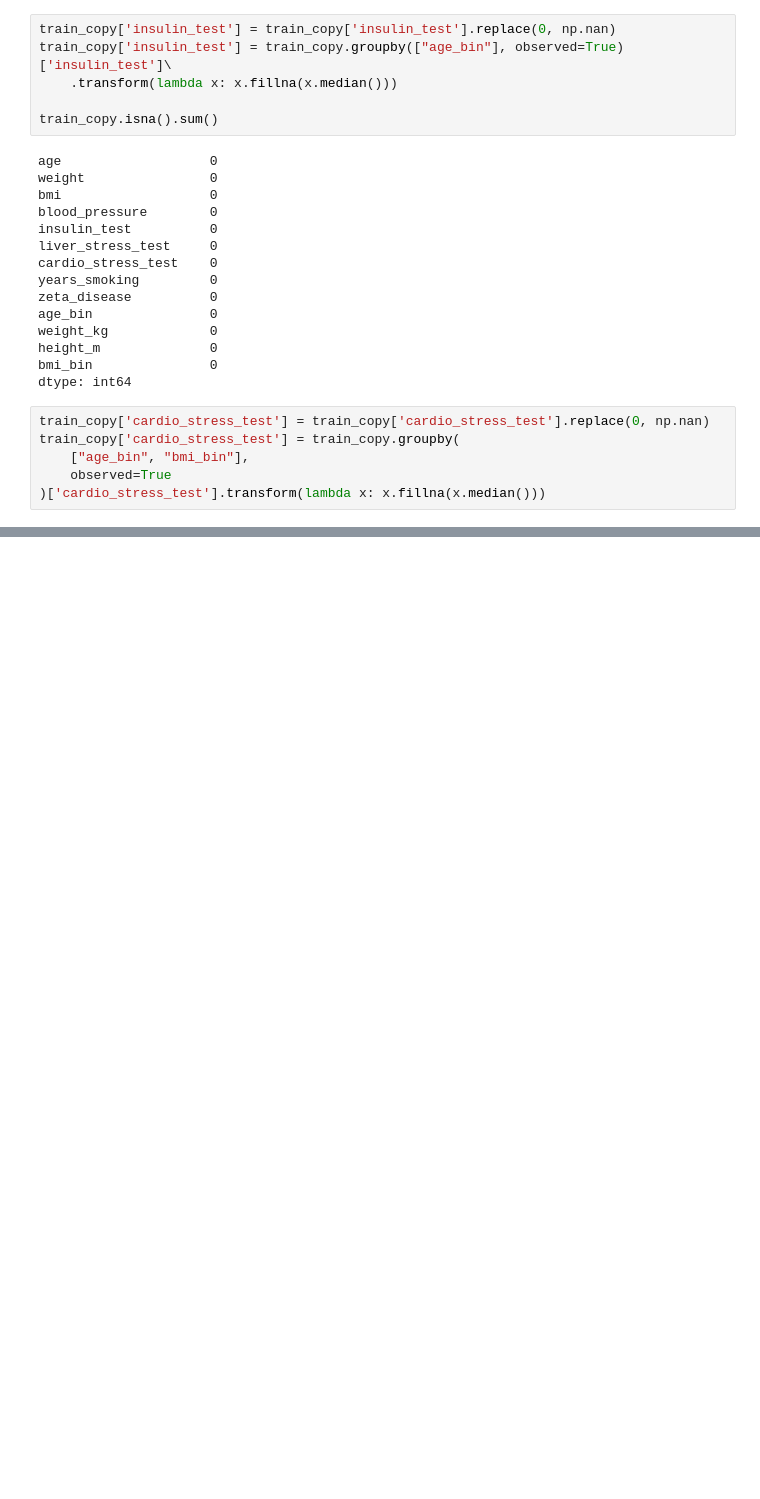
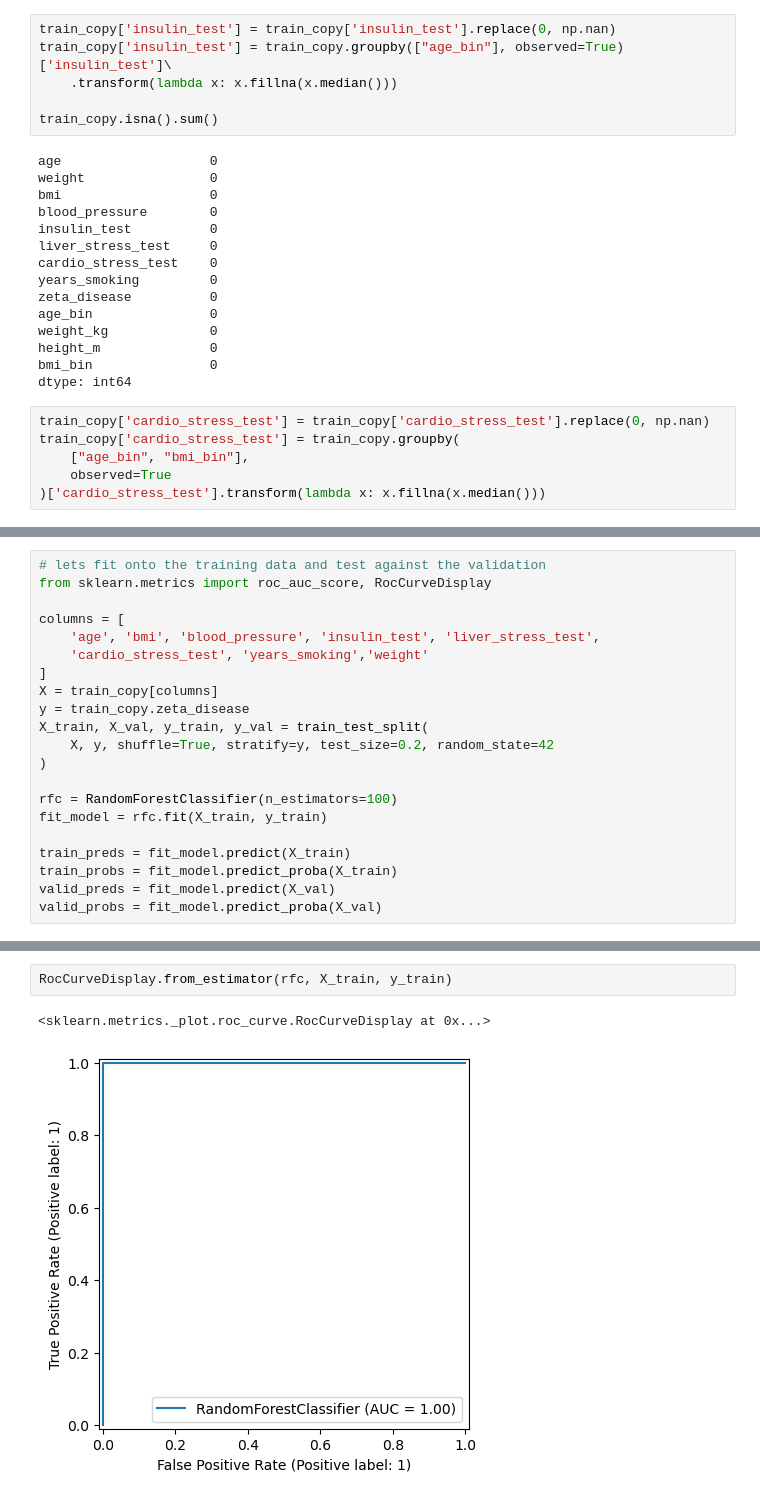
Before and after one commit to dsogden/Pluralsight_Assessment, a Jupyter notebook: assessment.ipynb, the cells around one changed output, grey strips where cells are left out. Cells and saved outputs as stored; diff of their text form; blank space fills up the shorter version.

Commit message:
finishing up modeling

```diff
--- a/assessment.ipynb
+++ b/assessment.ipynb
@@ -213,0 +223,21 @@ array([0.75      , 0.66666667, 0.78333333, 0.68333333, 0.76666667,
+# %%
+# lets fit onto the training data and test against the validation
+from sklearn.metrics import roc_auc_score, RocCurveDisplay
+
+columns = [
+    'age', 'bmi', 'blood_pressure', 'insulin_test', 'liver_stress_test',
+    'cardio_stress_test', 'years_smoking','weight'
+]
+X = train_copy[columns]
+y = train_copy.zeta_disease
+X_train, X_val, y_train, y_val = train_test_split(
+    X, y, shuffle=True, stratify=y, test_size=0.2, random_state=42
+)
+
+rfc = RandomForestClassifier(n_estimators=100)
+fit_model = rfc.fit(X_train, y_train)
+
+train_preds = fit_model.predict(X_train)
+train_probs = fit_model.predict_proba(X_train)
+valid_preds = fit_model.predict(X_val)
+valid_probs = fit_model.predict_proba(X_val)
@@ -213,0 +252,5 @@ array([0.75      , 0.66666667, 0.78333333, 0.68333333, 0.76666667,
+# %%
+RocCurveDisplay.from_estimator(rfc, X_train, y_train)
+# %% [output]
+<sklearn.metrics._plot.roc_curve.RocCurveDisplay at 0x...>
+[figure, added]
```
Also changed, not shown: parts of 8 cells of this notebook.
